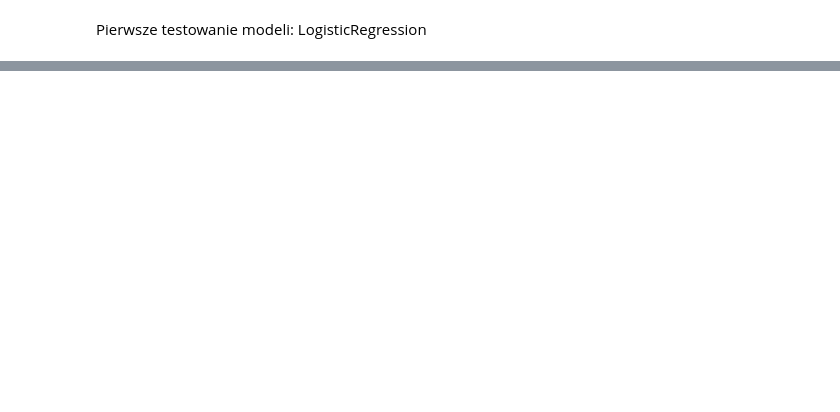
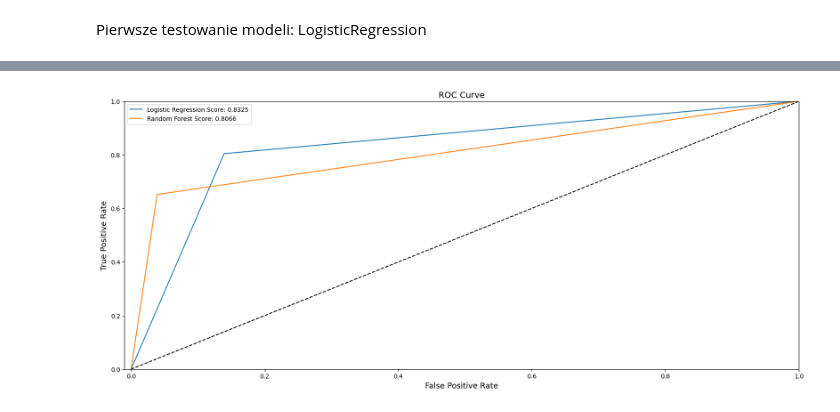
Before and after one commit to jrsh44/ML-bankruptcy-prediction, a Jupyter notebook: ml-code.ipynb, the cells around one changed output, grey strips where cells are left out. Saved outputs shown, nothing was run; the diff lists cells and outputs as text; code cells hidden in the pictures; blank space fills up the shorter version.

```diff
--- a/ml-code.ipynb
+++ b/ml-code.ipynb
@@ -233,22 +391,21 @@ print(f'GINI: {gini}')
 # %%
 from sklearn.metrics import roc_curve
 
-log_fpr, log_tpr, log_thresold = roc_curve(y_test, best_estimator)
+log_fpr, log_tpr, log_thresold = roc_curve(y_test, y_pred_log_reg)
+for_fpr, for_tpr, for_thresold = roc_curve(y_test, y_pred_rand_for)
 
+plt.figure(figsize=(20,8))
+plt.title('ROC Curve', fontsize=14)
+plt.plot(log_fpr, log_tpr, label=f'Logistic Regression Score: {roc_auc_log_reg.round(4)}')
+# plt.plot(xgb_fpr, xgb_tpr, label='XGBoost Score: {:.4f}'.format(roc_auc_score(y_val_sm, smote_prediction_xgb)))
+# plt.plot(cat_fpr, cat_tpr, label='CatBoost Score: {:.4f}'.format(roc_auc_score(y_val_sm, smote_prediction_cat)))
+plt.plot(for_fpr, for_tpr, label=f'Random Forest Score: {roc_auc_rand_for.round(4)}')
+plt.plot([0, 1], [0, 1], 'k--')
+plt.axis([-0.01, 1, 0, 1])
+plt.xlabel('False Positive Rate', fontsize=13)
+plt.ylabel('True Positive Rate', fontsize=13)
+plt.legend()
 
-
-def graph_roc_curve_multiple(log_fpr, log_tpr):
-    plt.figure(figsize=(20,8))
-    plt.title('ROC Curve', fontsize=14)
-    plt.plot(log_fpr, log_tpr, label='Logistic Regression Classifier Score: {:.4f}'.format(roc_auc_score(y_test, best_estimator)))
-    plt.plot([0, 1], [0, 1], 'k--')
-    plt.axis([-0.01, 1, 0, 1])
-    plt.xlabel('False Positive Rate', fontsize=13)
-    plt.ylabel('True Positive Rate', fontsize=13)
-    plt.annotate('Minimum ROC Score of 50% \n (This is the minimum score to get)', xy=(0.5, 0.5), xytext=(0.6, 0.3),
-                arrowprops=dict(facecolor='#6E726D', shrink=0.05),
-                )
-    plt.legend()
-
-graph_roc_curve_multiple(log_fpr, log_tpr)
 plt.show()
+# %% [output]
+[figure, added]
```
Also changed, not shown: parts of 14 cells of this notebook.
